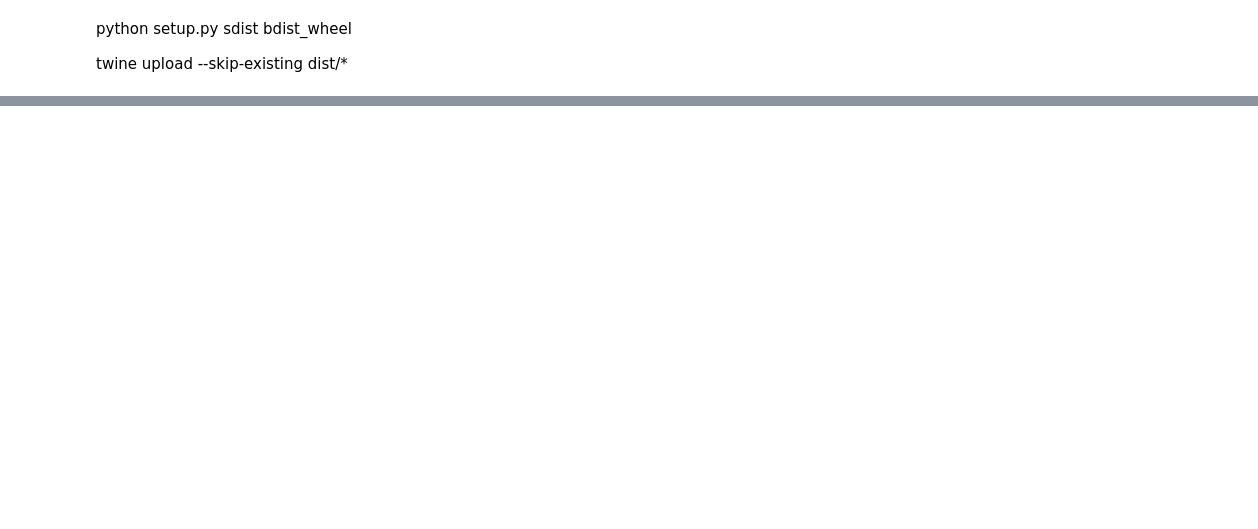
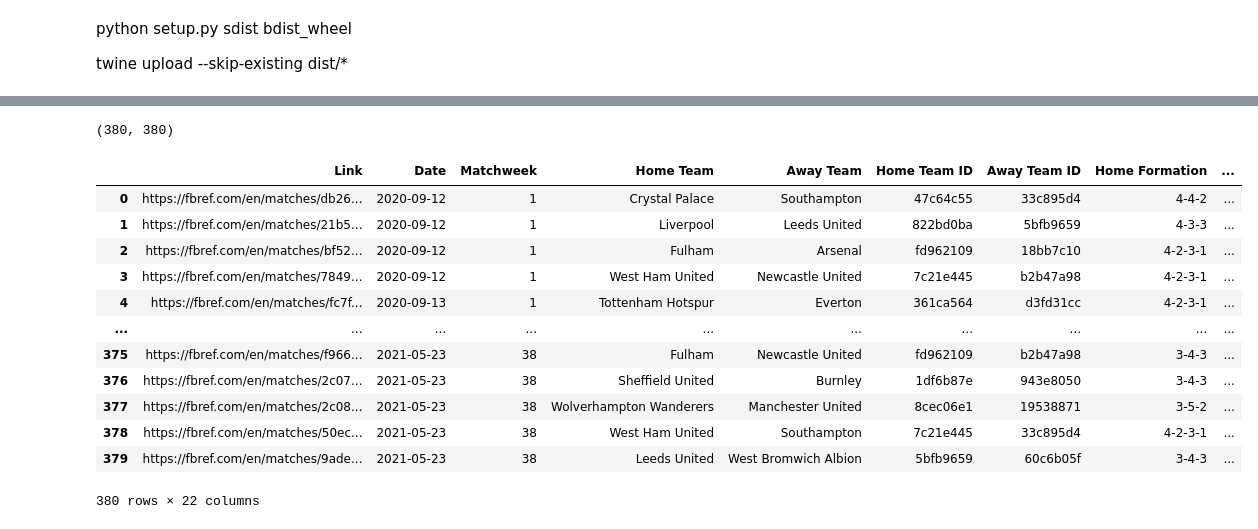
Before and after one commit to CoraCote/ScraperFC, a Jupyter notebook: code/dev_testing.ipynb, the cells around one changed output, grey strips where cells are left out. Drawn from its saved outputs; the diff is of its cells as text; code cells hidden in the pictures; blank space fills up the shorter version.

```diff
--- a/code/dev_testing.ipynb
+++ b/code/dev_testing.ipynb
@@ -83,0 +10,10 @@ CF-RAY: 733b255e7fba869e-ORD
+# %%
+scraper = sfc.FBRef()
+try:
+    # link = 'https://fbref.com/en/matches/b7e24dcd/Bologna-Perugia-October-19-2003-Serie-A'
+    # match = scraper.scrape_match(link)
+    match_links = scraper.get_match_links(2021, 'EPL')
+    matches = scraper.scrape_matches(2021, 'EPL')
+except:
+    traceback.print_exc()
+scraper.close()
@@ -83,0 +30,20 @@ CF-RAY: 733b255e7fba869e-ORD
+# %%
+matches.shape[0], len(match_links)
+# %% [output]
+(380, 380)
+# %%
+matches
+# %% [output]
+|  | Link | Date | Matchweek | Home Team | Away Team | Home Team ID | Away Team ID | Home Formation | ... |
+| 0 | https://fbref.com/en/matches/db26... | 2020-09-12 | 1 | Crystal Palace | Southampton | 47c64c55 | 33c895d4 | 4-4-2 | ... |
+| 1 | https://fbref.com/en/matches/21b5... | 2020-09-12 | 1 | Liverpool | Leeds United | 822bd0ba | 5bfb9659 | 4-3-3 | ... |
+| 2 | https://fbref.com/en/matches/bf52... | 2020-09-12 | 1 | Fulham | Arsenal | fd962109 | 18bb7c10 | 4-2-3-1 | ... |
+| 3 | https://fbref.com/en/matches/7849... | 2020-09-12 | 1 | West Ham United | Newcastle United | 7c21e445 | b2b47a98 | 4-2-3-1 | ... |
+| 4 | https://fbref.com/en/matches/fc7f... | 2020-09-13 | 1 | Tottenham Hotspur | Everton | 361ca564 | d3fd31cc | 4-2-3-1 | ... |
+| ... | ... | ... | ... | ... | ... | ... | ... | ... | ... |
+| 375 | https://fbref.com/en/matches/f966... | 2021-05-23 | 38 | Fulham | Newcastle United | fd962109 | b2b47a98 | 3-4-3 | ... |
+| 376 | https://fbref.com/en/matches/2c07... | 2021-05-23 | 38 | Sheffield United | Burnley | 1df6b87e | 943e8050 | 3-4-3 | ... |
+| 377 | https://fbref.com/en/matches/2c08... | 2021-05-23 | 38 | Wolverhampton Wanderers | Manchester United | 8cec06e1 | 19538871 | 3-5-2 | ... |
+| 378 | https://fbref.com/en/matches/50ec... | 2021-05-23 | 38 | West Ham United | Southampton | 7c21e445 | 33c895d4 | 4-2-3-1 | ... |
+| 379 | https://fbref.com/en/matches/9ade... | 2021-05-23 | 38 | Leeds United | West Bromwich Albion | 5bfb9659 | 60c6b05f | 3-4-3 | ... |
+380 rows × 22 columns
```
Also changed, not shown: parts of 5 cells of this notebook, 17 other files.
